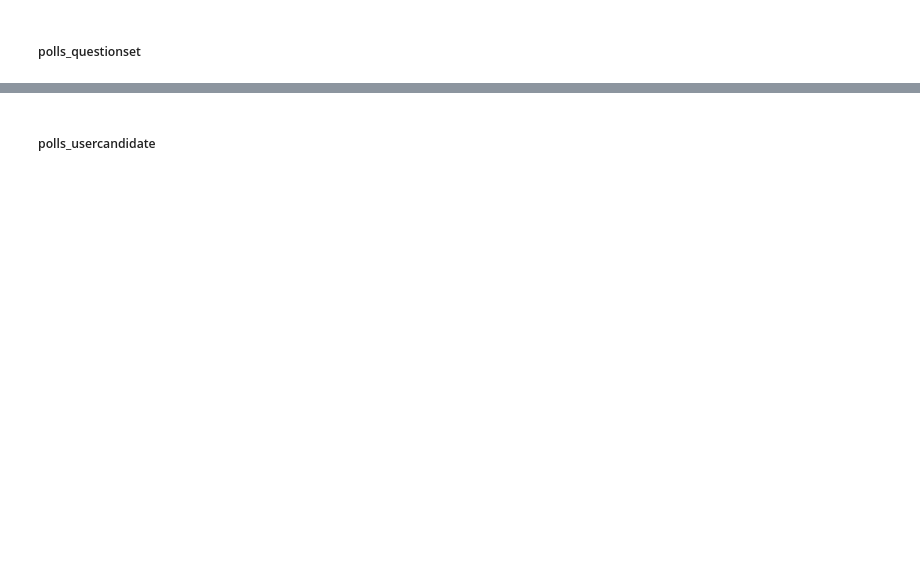
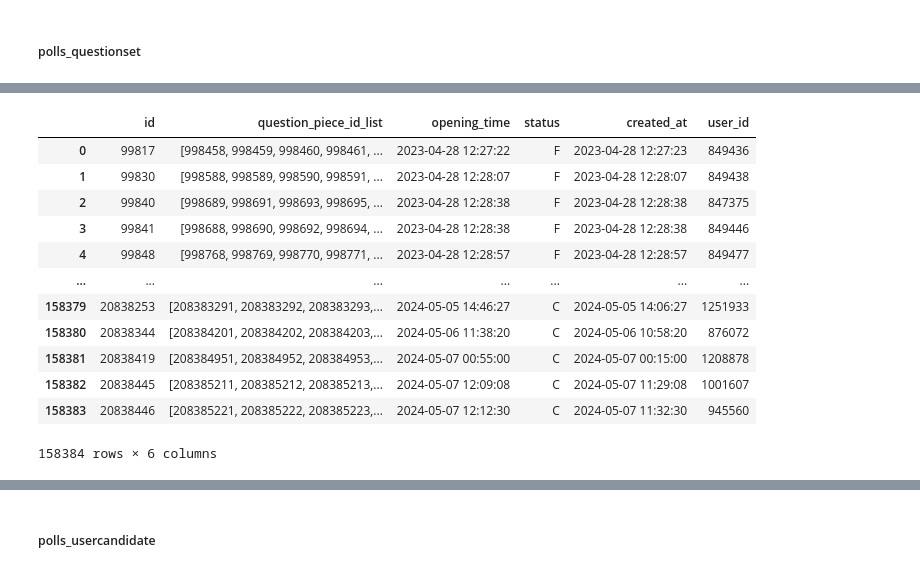
Before and after one commit to goodnews724/sprint_final_project, a Jupyter notebook: notebooks/jaemun.ipynb, the cells around one changed output, grey strips where cells are left out. Saved outputs shown, nothing was run; the diff lists cells and outputs as text; code cells hidden in the pictures; blank space fills up the shorter version.

```diff
--- a/notebooks/jaemun.ipynb
+++ b/notebooks/jaemun.ipynb
@@ -266,0 +355,18 @@ polls_questionset = pd.read_parquet('gs://sprintda05_final_project/votes/polls_q
+# %%
+polls_questionset['question_piece_id_list'] =  polls_questionset['question_piece_id_list'].map(lambda x: ast.literal_eval(x) if isinstance(x, str) else x)
+# %%
+polls_questionset
+# %% [output]
+|  | id | question_piece_id_list | opening_time | status | created_at | user_id |
+| 0 | 99817 | [998458, 998459, 998460, 998461, ... | 2023-04-28 12:27:22 | F | 2023-04-28 12:27:23 | 849436 |
+| 1 | 99830 | [998588, 998589, 998590, 998591, ... | 2023-04-28 12:28:07 | F | 2023-04-28 12:28:07 | 849438 |
+| 2 | 99840 | [998689, 998691, 998693, 998695, ... | 2023-04-28 12:28:38 | F | 2023-04-28 12:28:38 | 847375 |
+| 3 | 99841 | [998688, 998690, 998692, 998694, ... | 2023-04-28 12:28:38 | F | 2023-04-28 12:28:38 | 849446 |
+| 4 | 99848 | [998768, 998769, 998770, 998771, ... | 2023-04-28 12:28:57 | F | 2023-04-28 12:28:57 | 849477 |
+| ... | ... | ... | ... | ... | ... | ... |
+| 158379 | 20838253 | [208383291, 208383292, 208383293,... | 2024-05-05 14:46:27 | C | 2024-05-05 14:06:27 | 1251933 |
+| 158380 | 20838344 | [208384201, 208384202, 208384203,... | 2024-05-06 11:38:20 | C | 2024-05-06 10:58:20 | 876072 |
+| 158381 | 20838419 | [208384951, 208384952, 208384953,... | 2024-05-07 00:55:00 | C | 2024-05-07 00:15:00 | 1208878 |
+| 158382 | 20838445 | [208385211, 208385212, 208385213,... | 2024-05-07 12:09:08 | C | 2024-05-07 11:29:08 | 1001607 |
+| 158383 | 20838446 | [208385221, 208385222, 208385223,... | 2024-05-07 12:12:30 | C | 2024-05-07 11:32:30 | 945560 |
+158384 rows × 6 columns
```
Also changed, not shown: parts of 13 cells of this notebook.
